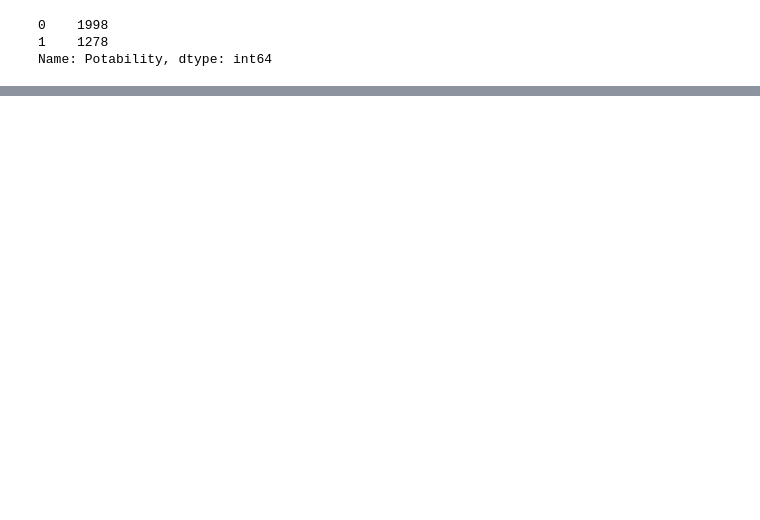
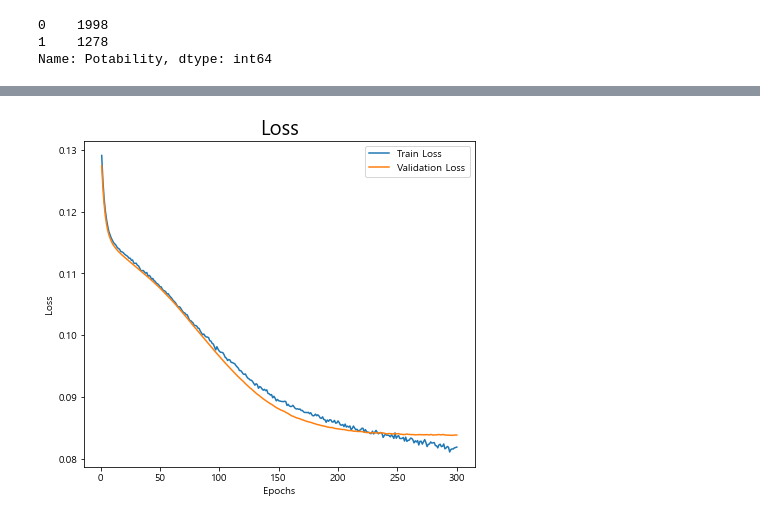
Before and after one commit to miniproject-playdata/project, a Jupyter notebook: mini_project_water.ipynb, the cells around one changed output, grey strips where cells are left out. Cells and saved outputs as stored; diff of their text form; code cells hidden in the pictures; blank space fills up the shorter version.

```diff
--- a/mini_project_water.ipynb
+++ b/mini_project_water.ipynb
@@ -139,0 +161,29 @@ print(accuracy_score(y_train, lr_pred_train), accuracy_score(y_test, lr_pred_tes
+# %%
+train_dataset = tf.data.Dataset.from_tensor_slices((X_train_scaled, y_train)).shuffle(N_TRAIN).batch(N_BATCHS, drop_remainder=True)
+
+val_dataset = tf.data.Dataset.from_tensor_slices((X_val_scaled, y_val)).batch(N_BATCHS)
+
+test_dataset = tf.data.Dataset.from_tensor_slices((X_test_scaled, y_test)).batch(N_BATCHS)
+# %%
+def create_water_model():
+    model = keras.Sequential()
+    model.add(layers.Dense(units=64, activation='LeakyReLU', input_shape=(9,)))
+    model.add(layers.Dense(units=32, activation='LeakyReLU'))
+    model.add(layers.Dense(units=16, activation='LeakyReLU'))
+    model.add(layers.Dense(units=8, activation='LeakyReLU'))
+
+    model.add(layers.Dense(units=1, activation='sigmoid', name='Output_layer'))
+
+    return model
+# %%
+LEARNING_RATE = 0.01
+N_EPOCHS = 300
+N_BATCHS = 30
+
+
+model = create_water_model()
+model.compile(optimizer=keras.optimizers.SGD(learning_rate=LEARNING_RATE),
+              loss='mean_squared_logarithmic_error',
+              metrics=['accuracy'])
+# %%
+hist = model.fit(train_dataset, epochs=N_EPOCHS, validation_data=val_dataset)
@@ -139,0 +208,13 @@ print(accuracy_score(y_train, lr_pred_train), accuracy_score(y_test, lr_pred_tes
+# %%
+import matplotlib.pyplot as plt
+
+plt.figure(figsize=(7,6))
+plt.plot(range(1, N_EPOCHS+1), hist.history['loss'], label='Train Loss')
+plt.plot(range(1, N_EPOCHS+1), hist.history['val_loss'], label='Validation Loss')
+plt.title('Loss', fontsize=20)
+plt.xlabel('Epochs')
+plt.ylabel('Loss')
+plt.legend()
+plt.show()
+# %% [output]
+[figure, added]
```
Also changed, not shown: parts of 15 cells of this notebook.
